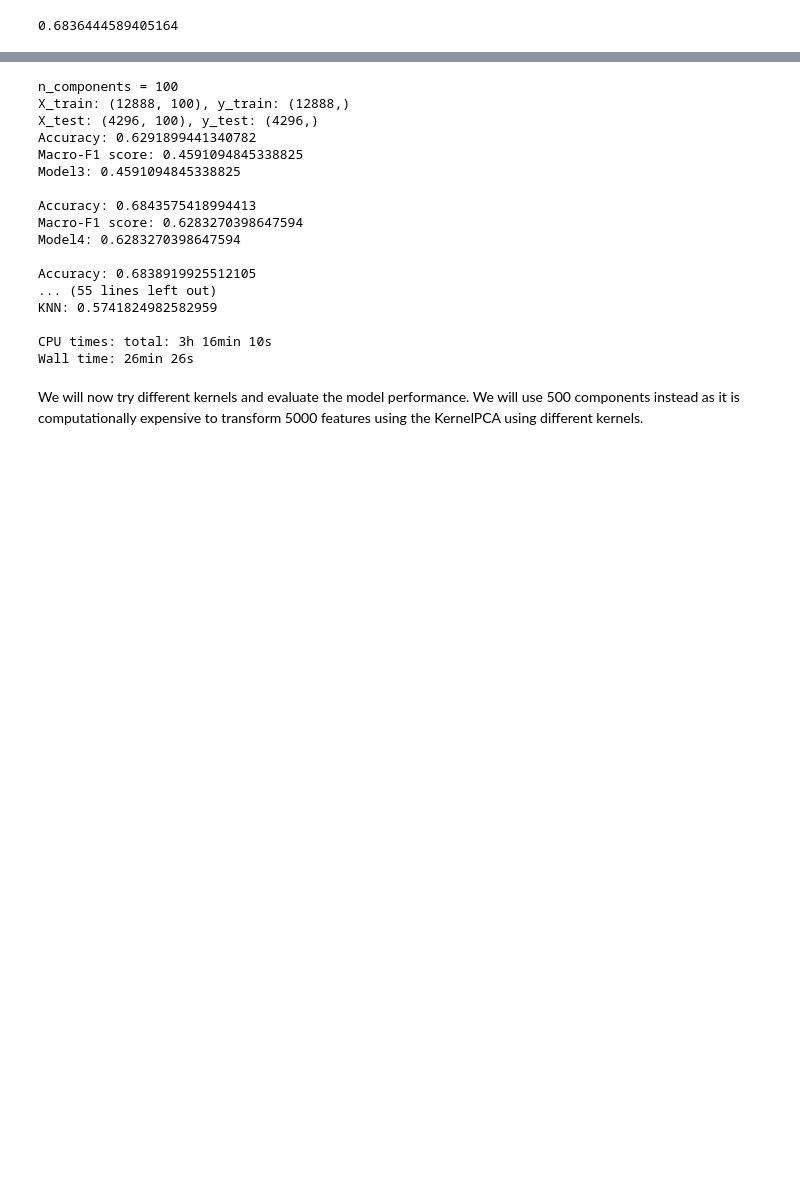
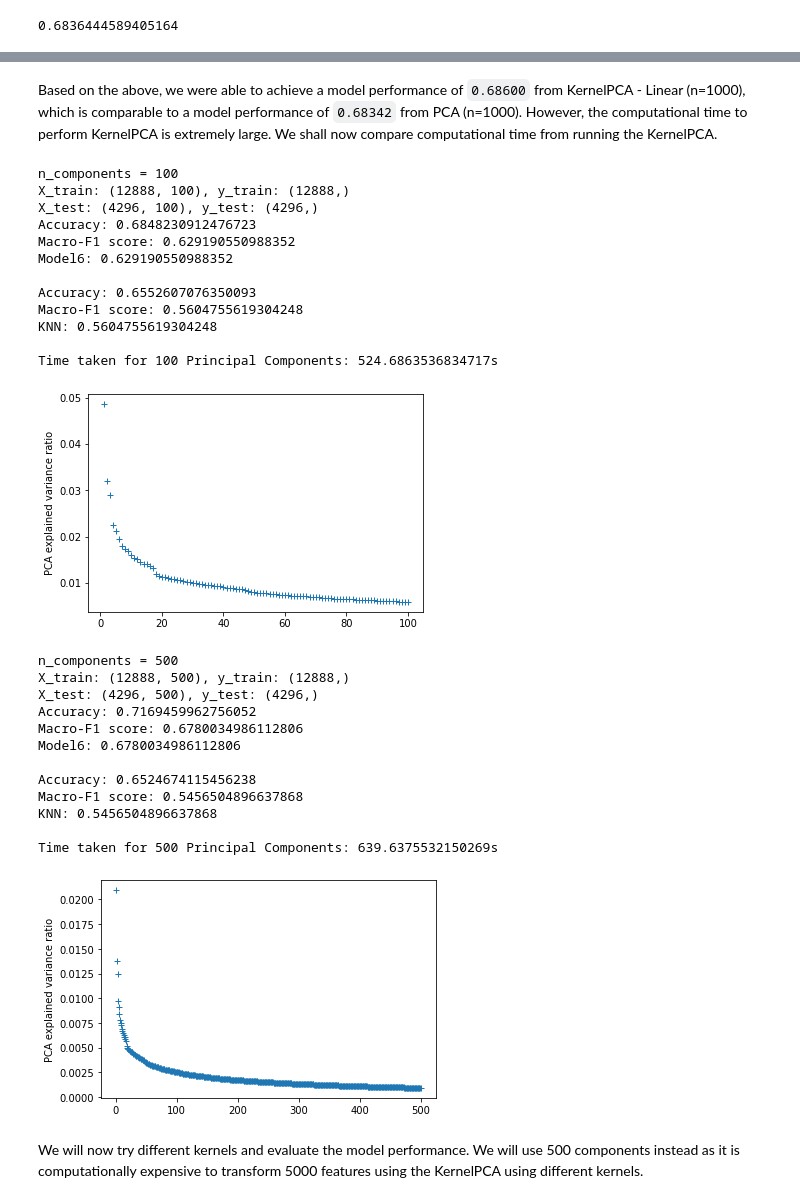
Before and after one commit to issacj-17/ml_stuff_2022, a Jupyter notebook: 2022-50-007-ml-project.ipynb, the cells around one changed output, grey strips where cells are left out. Drawn from its saved outputs; the diff is of its cells as text; code cells hidden in the pictures; blank space fills up the shorter version.

```diff
--- a/2022-50-007-ml-project.ipynb
+++ b/2022-50-007-ml-project.ipynb
@@ -2709,4 +2705,6 @@ Wall time: 23.6 s
 0.686003205410374
+# %% [markdown]
+Based on the above, we were able to achieve a model performance of `0.68600` from KernelPCA - Linear (n=1000), which is comparable to a model performance of `0.68342` from PCA (n=1000). However, the computational time to perform KernelPCA is extremely large. We shall now compare computational time from running the KernelPCA.
 # %%
 %%time
 bs = 2048
@@ -2717,7 +2715,7 @@ beta_m = 0.6 #No pattern could be clearly determined (classic rec: 0.9)
 beta_v = 0.999 #(as close to 1) (classic rec: 0.999)
 err = 0.01 #0.01 (classic rec: 1e-8)
 
-comps = [100, 500, 1000, 1500, 2000]
+comps = [100, 500, 1000, 1500] # removed 2000 as it takes too long to compute
 kernel = "linear"
 
 for n_components in comps:
@@ -2725,57 +2723,59 @@ for n_components in comps:
     pca = KernelPCA(n_components=n_components, kernel=kernel, n_jobs=n_jobs, random_state=random_state)
     pca.fit(df_features.to_numpy())
     X_pca = pca.transform(df_features.to_numpy())
 
     print(f"n_components = {n_components}")
 #     print(X_pca)
 #     print(X_pca.shape)
 #     print(df_label.shape)
 
     X_pcatrain, X_pcatest, y_pcatrain, y_pcatest = train_test_split(X_pca, df_label, \
                                                                     test_size=0.25, random_state=100)
     print(f"X_train: {X_pcatrain.shape}, y_train: {y_pcatrain.shape}")
     print(f"X_test: {X_pcatest.shape}, y_test: {y_pcatest.shape}")
 
-    w, b, l = train3(X_pcatrain, y_pcatrain.values, bs, epochs, lr, C)
-    Model3 = score(y_pcatest.values,  predict(X_pcatest, w, b))
-    print(f"Model3: {Model3}\n")
-
-    w, b, l = train4(X_pcatrain, y_pcatrain.values, bs, epochs, lr, C, beta_m, beta_v, err)
-    Model4 = score(y_pcatest.values,  predict(X_pcatest, w, b))
-    print(f"Model4: {Model4}\n")
-
-    w, b, l = train5(X_pcatrain, y_pcatrain.values, bs, epochs, lr, C, beta_m, beta_v, err)
-    Model5 = score(y_pcatest.values,  predict(X_pcatest, w, b))
-    print(f"Model5: {Model5}\n")
-
     w, b, l = train6(X_pcatrain, y_pcatrain.values, bs, epochs, lr, C, beta_m, beta_v, err)
     Model6 = score(y_pcatest.values,  predict(X_pcatest, w, b))
     print(f"Model6: {Model6}\n")
 
     knn = KNN(n_neighbors=2)
     knn.fit(X_pcatrain, y_pcatrain)
     knnScore = score(y_pcatest, knn.predict(X_pcatest))
     print(f"KNN: {knnScore} \n")
     elapsed = time.time() - start
     print(f"Time taken for {n_components} Principal Components: {elapsed}s \n")
+
+    var_values = pca.eigenvalues_ / sum(pca.eigenvalues_)
+    plt.plot(np.arange(1, pca.n_components + 1), var_values, "+", linewidth=2)
+    plt.ylabel("PCA explained variance ratio")
+    plt.show()
 # %% [output]
 n_components = 100
 X_train: (12888, 100), y_train: (12888,)
 X_test: (4296, 100), y_test: (4296,)
-Accuracy: 0.6291899441340782
-Macro-F1 score: 0.4591094845338825
-Model3: 0.4591094845338825
+Accuracy: 0.6848230912476723
+Macro-F1 score: 0.629190550988352
+Model6: 0.629190550988352
 
-Accuracy: 0.6843575418994413
-Macro-F1 score: 0.6283270398647594
-Model4: 0.6283270398647594
+Accuracy: 0.6552607076350093
+Macro-F1 score: 0.5604755619304248
+KNN: 0.5604755619304248
 
-Accuracy: 0.6838919925512105
-... (55 lines left out)
-KNN: 0.5741824982582959
-
-CPU times: total: 3h 16min 10s
-Wall time: 26min 26s
+Time taken for 100 Principal Components: 524.6863536834717s
+[figure, added]
+n_components = 500
+X_train: (12888, 500), y_train: (12888,)
+X_test: (4296, 500), y_test: (4296,)
+Accuracy: 0.7169459962756052
+Macro-F1 score: 0.6780034986112806
+Model6: 0.6780034986112806
+
+Accuracy: 0.6524674115456238
+Macro-F1 score: 0.5456504896637868
+KNN: 0.5456504896637868
+
+Time taken for 500 Principal Components: 639.6375532150269s
+[figure, added]
 # %% [markdown]
 We will now try different kernels and evaluate the model performance. We will use 500 components instead as it is computationally expensive to transform 5000 features using the KernelPCA using different kernels.
 # %%
```
Also changed, not shown: parts of 60 cells of this notebook, 1 other file.
